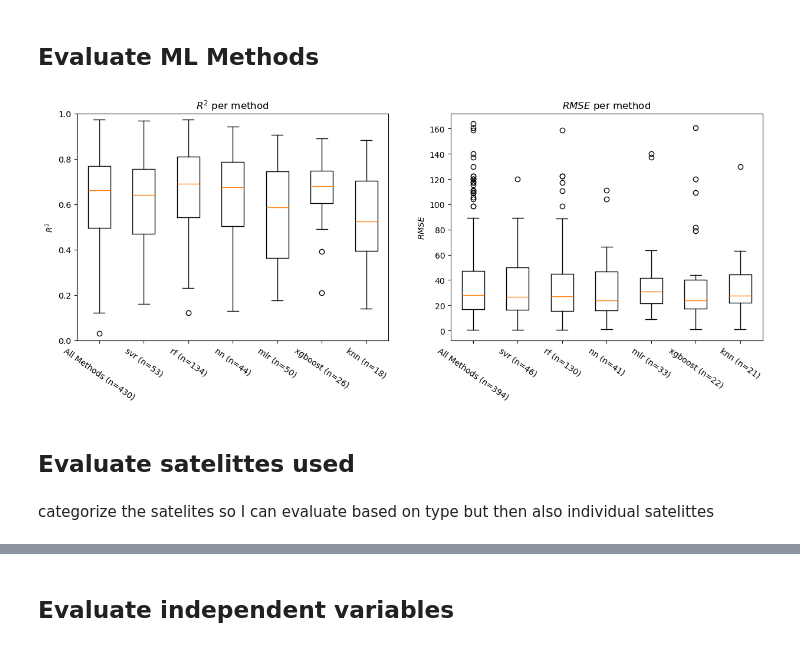
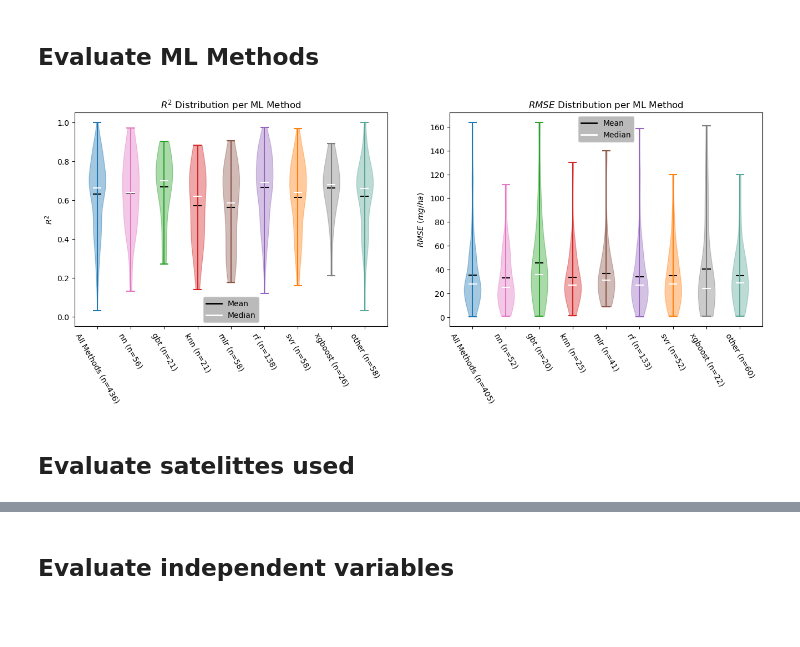
Before and after one commit to annalisefishell/MasterThesis, a Jupyter notebook: lit_review.ipynb, the cells around one changed output, grey strips where cells are left out. Drawn from its saved outputs; the diff is of its cells as text; code cells hidden in the pictures; blank space fills up the shorter version.

```diff
--- a/lit_review.ipynb
+++ b/lit_review.ipynb
@@ -184,11 +203,16 @@ def build_metric_dict(og_df, evaluation, metric, threshold):
     my_dict = {keys: values_df['value'].values}
 
     #build dict for all other methods
+    other_list = []
     for method in unique_methods:
         temp_list = values_df[values_df[evaluation] == method]
         #only take frequently used methods
         if len(temp_list)>=threshold:
             key = method+' (n='+str(len(temp_list))+')'
             my_dict.update({key: temp_list['value'].values})
+        else:
+           other_list += list(temp_list['value'].values)
+    other_key = 'other (n='+str(len(other_list))+')'
+    my_dict.update({other_key: other_list})
 
     return my_dict
@@ -225,17 +296,27 @@ def plot_wordcloud(topic):
     plt.imshow(wordcloud, interpolation='bilinear')
     plt.axis("off")
     plt.show()
-# %%
-ml_r2_dict = build_metric_dict(df, "method", "r^2", 15)
-ml_rmse_dict = build_metric_dict(df, "method", "rmse", 15) # - Need to check units and normalize
-
-plot_metric_boxplots(ml_r2_dict, ml_rmse_dict)
-# %% [output]
-[figure, removed]
+# %%
+custom_palette_methods = [
+    "#1F77B4",  # Blue - all
+    "#E377C2",  # Pink - nn
+    "#2CA02C",  # Green - gbt
+    "#D62728",  # Red - knn
+    "#8C564B",  # Brown - mlr
+    "#9467BD",  # Purple - rf
+    "#FF7F0E",  # Orange - svr
+    "#7F7F7F",  # Gray - xgboost
+    "#5BA698"   # deep cyan - other
+]
+
+ml_r2_dict = build_metric_dict(df, "method", "r^2", 20)
+ml_rmse_dict = build_metric_dict(df, "method", "rmse", 20)
+
+plot_metrics(ml_r2_dict, ml_rmse_dict, 'violin', custom_palette_methods, 'ML Method')
+# %% [output]
+[figure, added]
 # %% [markdown]
 ## Evaluate satelittes used
-# %% [markdown]
-categorize the satelites so I can evaluate based on type but then also individual satelittes
 # %%
 def build_encoded_dict(metric, unique_vars):
     metric_dict = {}
```
Also changed, not shown: parts of 22 cells of this notebook, 1 other file.
